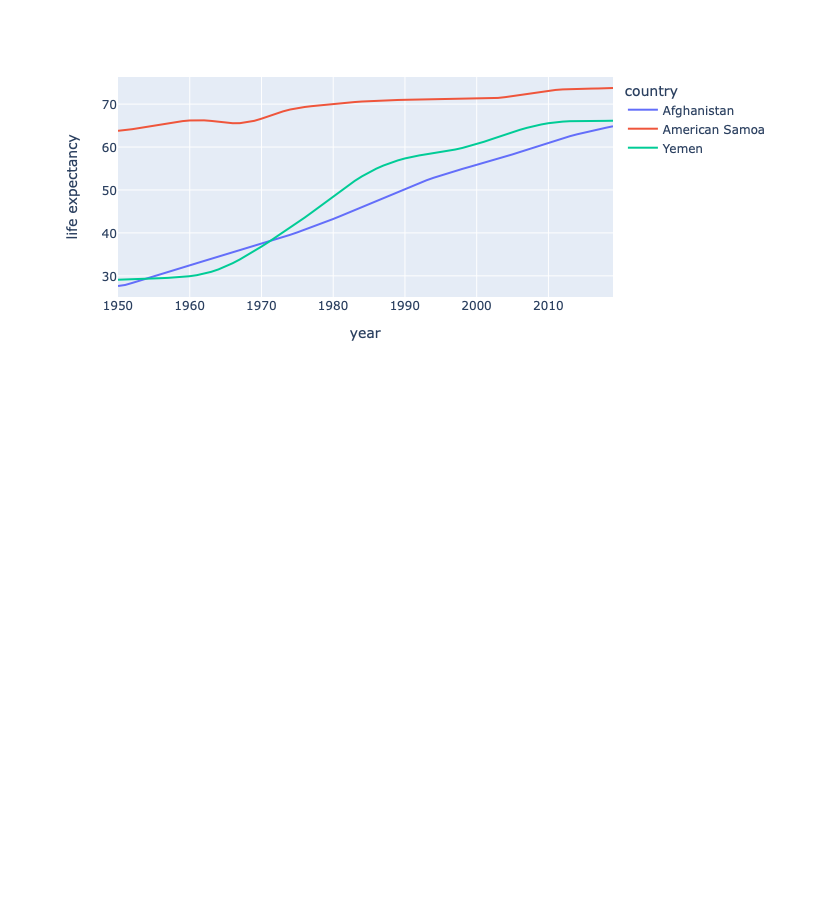
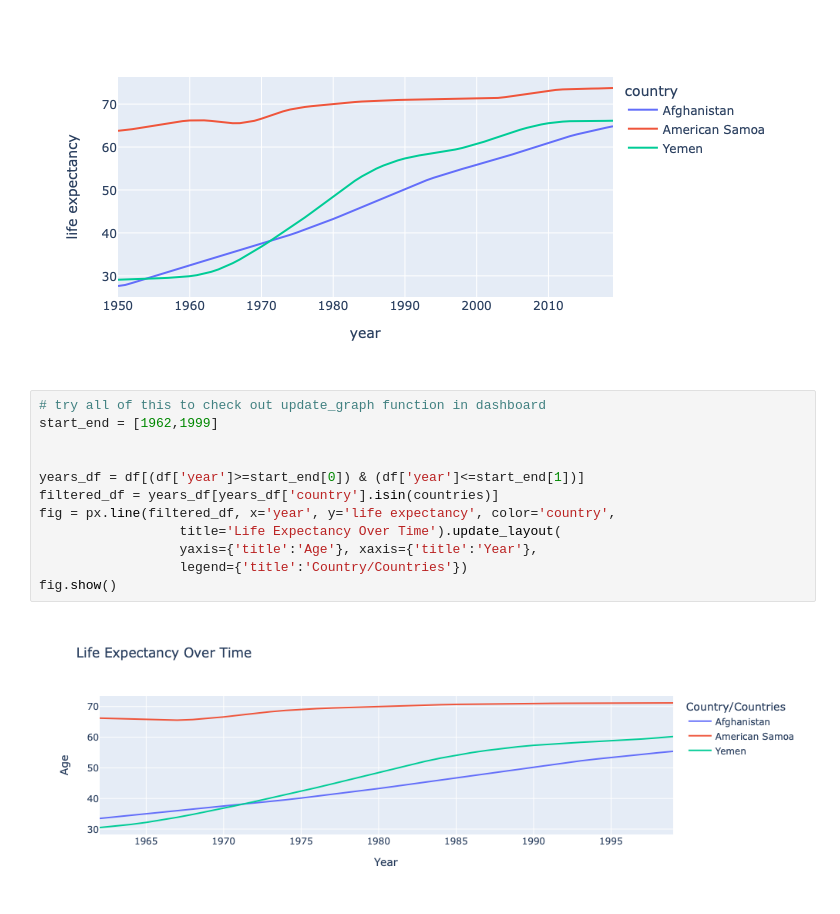
Before and after one commit to mhapich/dash-plotly-udemy-class, a Jupyter notebook: life_expectancy_explore.ipynb, the cells around one changed output. Cells and saved outputs as stored; diff of their text form; blank space fills up the shorter version.

Commit message:
life expectancy dash app finished

```diff
--- a/life_expectancy_explore.ipynb
+++ b/life_expectancy_explore.ipynb
@@ -53,3 +53,17 @@ fig.show()
 # %% [output]
 [interactive output not drawn]
 [figure]
+# %%
+# try all of this to check out update_graph function in dashboard
+start_end = [1962,1999]
+
+
+years_df = df[(df['year']>=start_end[0]) & (df['year']<=start_end[1])]
+filtered_df = years_df[years_df['country'].isin(countries)]
+fig = px.line(filtered_df, x='year', y='life expectancy', color='country',
+                  title='Life Expectancy Over Time').update_layout(
+                  yaxis={'title':'Age'}, xaxis={'title':'Year'},
+                  legend={'title':'Country/Countries'})
+fig.show()
+# %% [output]
+[figure, added]
```
Also changed, not shown: 1 other file.
